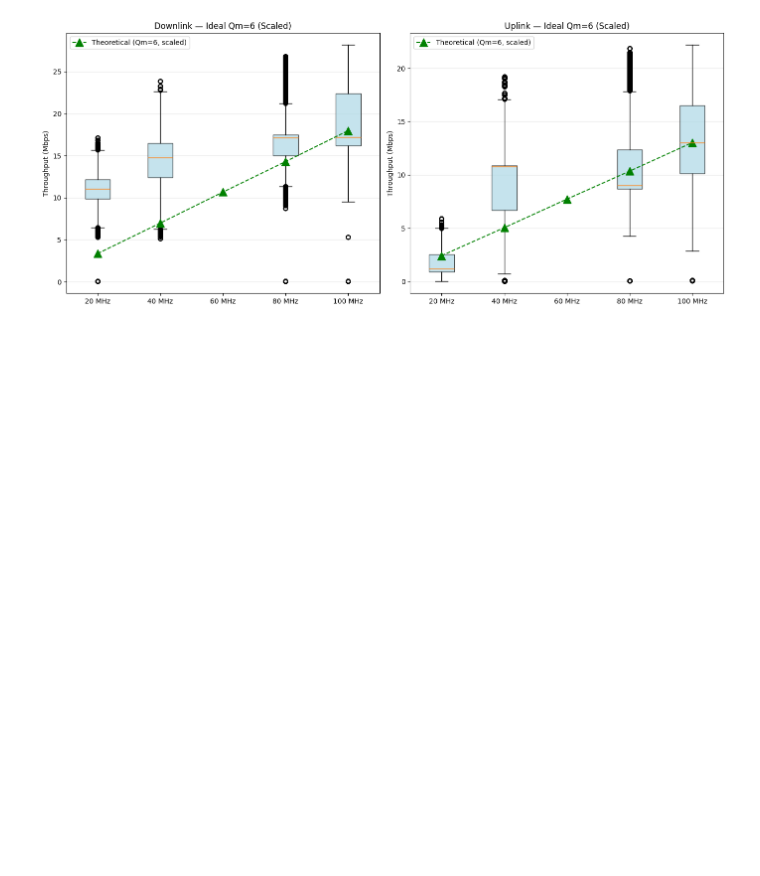
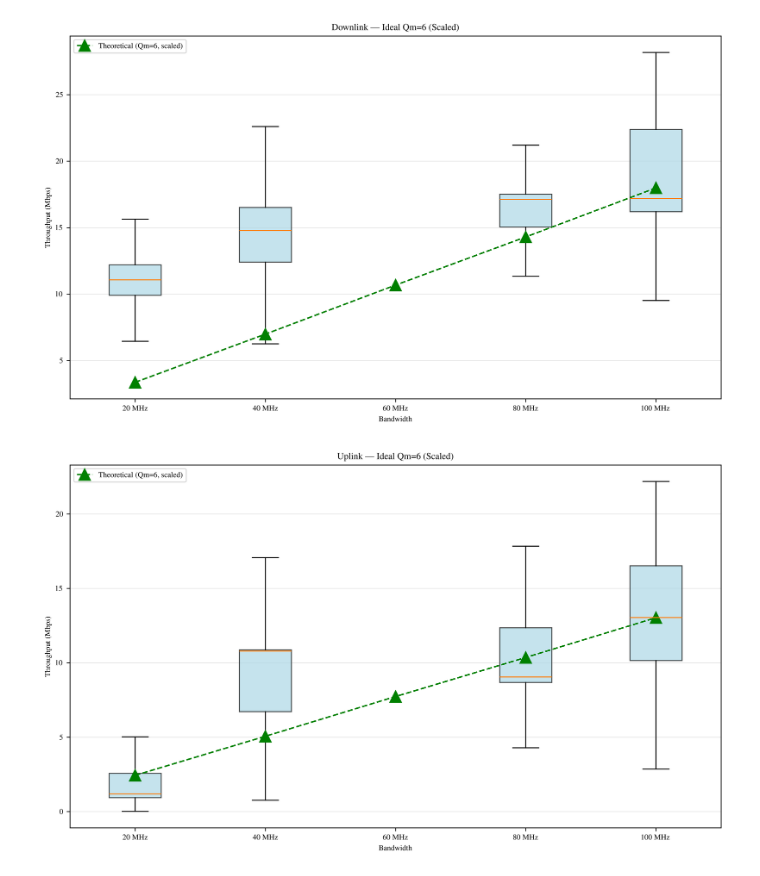
Before and after one commit to Net-X-Research-Group/fed5g_analysis, a Jupyter notebook: theoretical comparison.ipynb, the cells around one changed output. Cells and saved outputs as stored; diff of their text form; code cells hidden in the pictures; blank space fills up the shorter version.

Commit message:
Add acm style, add more theory plots

```diff
--- a/theoretical comparison.ipynb
+++ b/theoretical comparison.ipynb
@@ -6,6 +6,7 @@ from pathlib import Path
 # %%
 dataset_path = Path('data/nodes/6nodes_serverset.csv')
 df = pd.read_csv(dataset_path,  dtype={'run_id': str})
+plt.style.use('acm.mplstyle')
 # %%
 mask72 = (
     (df['tdd'] == '7-2') &
@@ -47,55 +39,54 @@ def get_scale_factor(df, direction, tput_col, qm_col):
 # %%
-# --- Figure 2: Ideal Qm=6, scaled to experiment ---
-fig2, axes2 = plt.subplots(1, 2, figsize=(14, 6))
-
+# --- Ideal Qm=6, scaled to experiment — Separate figures ---
 bandwidths_with_60 = ['20 MHz', '40 MHz', '60 MHz', '80 MHz', '100 MHz']
 N_PRB['60 MHz'] = 162
 
-for ax, direction, tput_col, label in zip(
-    axes2, ['dl', 'ul'], ['dl_throughput', 'ul_throughput'],
+for direction, tput_col, label in zip(
+    ['dl', 'ul'], ['dl_throughput', 'ul_throughput'],
     ['Downlink', 'Uplink']
 ):
+    fig, ax = plt.subplots(figsize=(10, 6))
+
     s100 = df[df['bandwidth'] == '100 MHz']
-    if not s100.empty:
-        theo_100 = theoretical_throughput('100 MHz', 6, direction)
-        measured_100 = s100[tput_col].mean()
-        scale = measured_100 / theo_100
-    else:
-        scale = 1
+    theo_100 = theoretical_throughput('100 MHz', 6, direction)
+    measured_100 = s100[tput_col].mean()
+    scale = measured_100 / theo_100
 
     box_data = []
     box_positions = []
     tick_labels = []
     theo_vals = []
     theo_positions = []
 
     pos = 0
     for bw in bandwidths_with_60:
         subset = df[df['bandwidth'] == bw]
         if not subset.empty:
             box_data.append(subset[tput_col].dropna().values)
             box_positions.append(pos)
         theo_vals.append(theoretical_throughput(bw, 6, direction) * scale)
         theo_positions.append(pos)
         tick_labels.append(bw)
         pos += 1
 
     ax.boxplot(box_data, positions=box_positions, widths=0.4, patch_artist=True,
-               boxprops=dict(facecolor='lightblue', alpha=0.7))
+               boxprops=dict(facecolor='lightblue', alpha=0.7), showfliers=False)
     ax.plot(theo_positions, theo_vals, 'g^--', markersize=12, label='Theoretical (Qm=6, scaled)')
 
     ax.set_xticks(theo_positions)
     ax.set_xticklabels(tick_labels)
+    ax.set_xlabel('Bandwidth')
     ax.set_ylabel('Throughput (Mbps)')
     ax.set_title(f'{label} — Ideal Qm=6 (Scaled)')
     ax.legend()
     ax.grid(True, alpha=0.3, axis='y')
 
-plt.tight_layout()
-plt.savefig('throughput_ideal_qm_scaled.png', dpi=150)
-plt.show()
+    plt.tight_layout()
+    plt.savefig(f'throughput_ideal_qm_scaled_{direction}.png', dpi=150)
+    plt.show()
 # %% [output]
-[figure, old version]
+[figure, new version]
+[figure, added]
 # %%
 # --- Figure 3: Theoretical only ---
 fig3, ax3 = plt.subplots(figsize=(8, 6))
```
Also changed, not shown: parts of 4 cells of this notebook, 2 other files.
